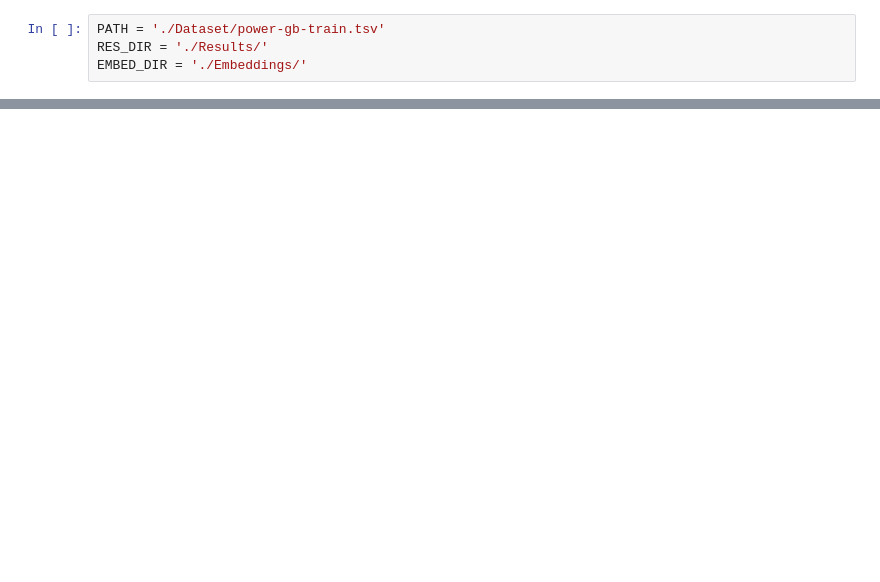
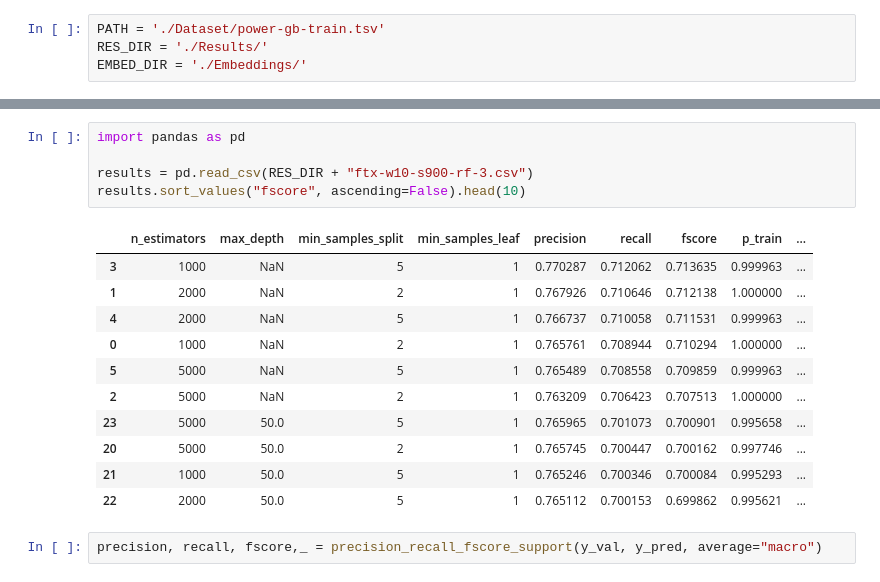
Before and after one commit to SaulUrso/Power-identification-Parlament, a Jupyter notebook: Random forest.ipynb, the cells around one changed output, grey strips where cells are left out. Cells and saved outputs as stored; diff of their text form; blank space fills up the shorter version.

```diff
--- a/Random forest.ipynb
+++ b/Random forest.ipynb
@@ -40,0 +143,19 @@ KeyboardInterrupt:
+# %%
+import pandas as pd
+
+results = pd.read_csv(RES_DIR + "ftx-w10-s900-rf-3.csv")
+results.sort_values("fscore", ascending=False).head(10)
+# %% [output]
+|  | n_estimators | max_depth | min_samples_split | min_samples_leaf | precision | recall | fscore | p_train | ... |
+| 3 | 1000 | NaN | 5 | 1 | 0.770287 | 0.712062 | 0.713635 | 0.999963 | ... |
+| 1 | 2000 | NaN | 2 | 1 | 0.767926 | 0.710646 | 0.712138 | 1.000000 | ... |
+| 4 | 2000 | NaN | 5 | 1 | 0.766737 | 0.710058 | 0.711531 | 0.999963 | ... |
+| 0 | 1000 | NaN | 2 | 1 | 0.765761 | 0.708944 | 0.710294 | 1.000000 | ... |
+| 5 | 5000 | NaN | 5 | 1 | 0.765489 | 0.708558 | 0.709859 | 0.999963 | ... |
+| 2 | 5000 | NaN | 2 | 1 | 0.763209 | 0.706423 | 0.707513 | 1.000000 | ... |
+| 23 | 5000 | 50.0 | 5 | 1 | 0.765965 | 0.701073 | 0.700901 | 0.995658 | ... |
+| 20 | 5000 | 50.0 | 2 | 1 | 0.765745 | 0.700447 | 0.700162 | 0.997746 | ... |
+| 21 | 1000 | 50.0 | 5 | 1 | 0.765246 | 0.700346 | 0.700084 | 0.995293 | ... |
+| 22 | 2000 | 50.0 | 5 | 1 | 0.765112 | 0.700153 | 0.699862 | 0.995621 | ... |
+# %%
+precision, recall, fscore,_ = precision_recall_fscore_support(y_val, y_pred, average="macro")
```
Also changed, not shown: parts of 7 cells of this notebook, 5 other files.
